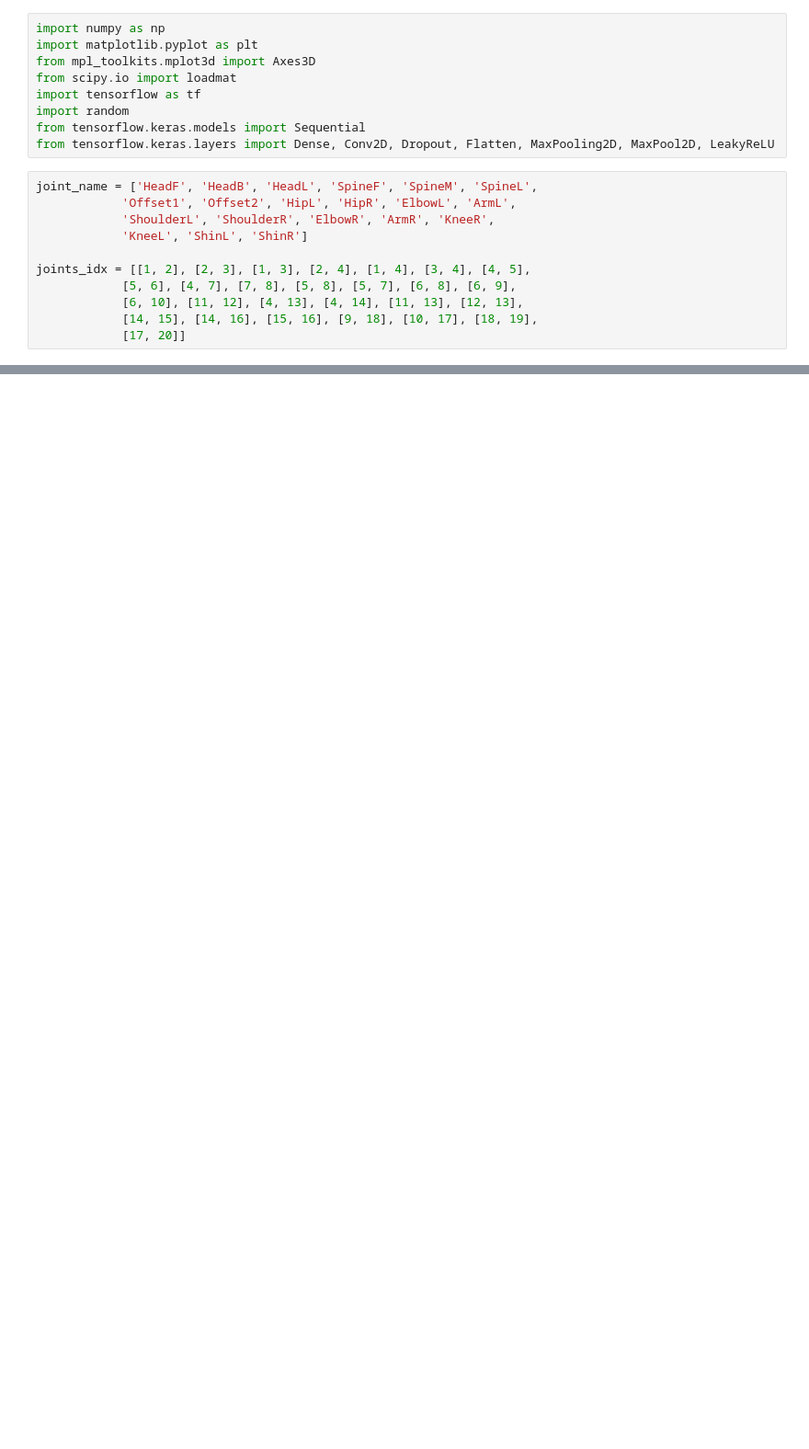
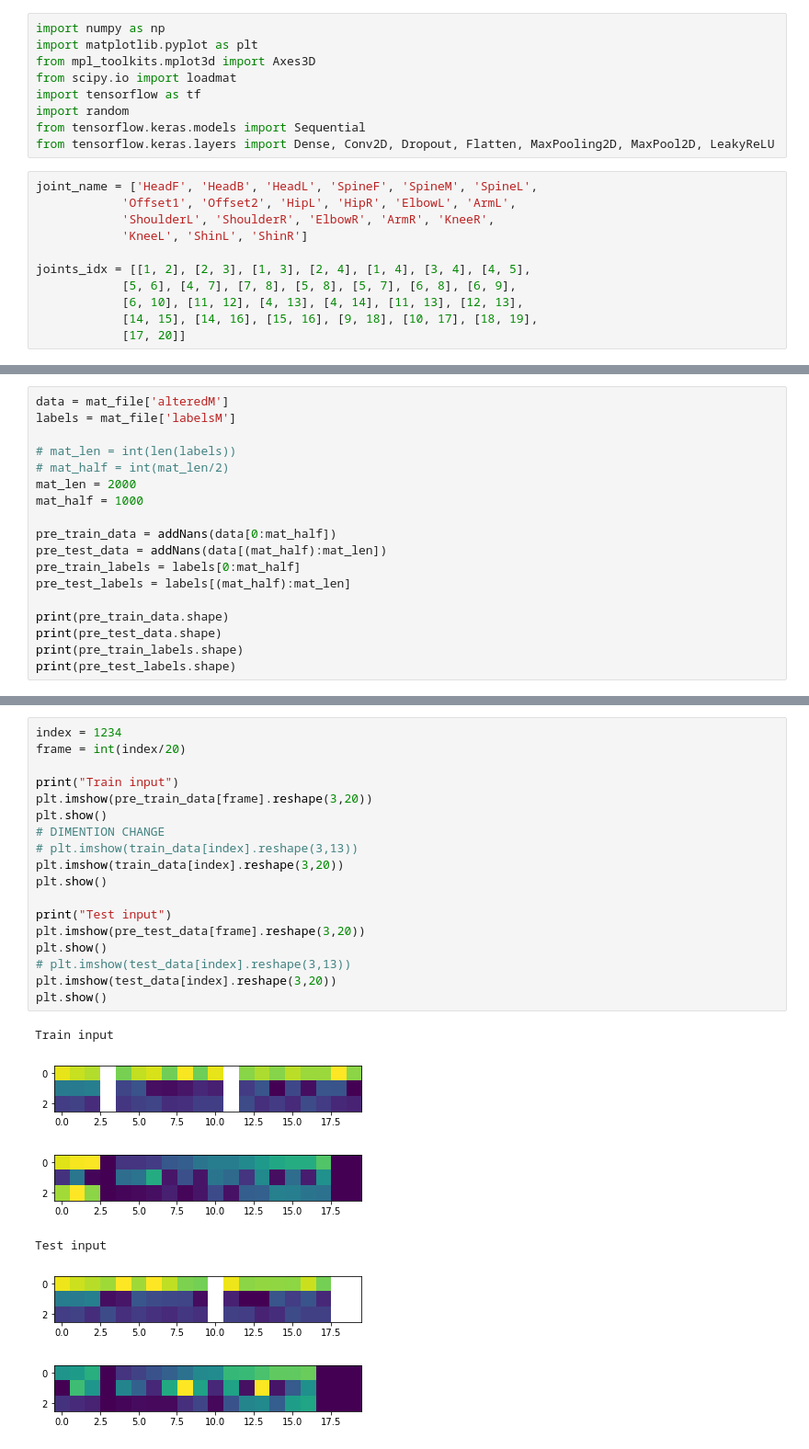
Before and after one commit to AlexKaiLe/Harvard, a Jupyter notebook: Python_Files/Skeleton_basic.ipynb, the cells around one changed output, grey strips where cells are left out. Shown: that part at 92% size. Saved outputs shown, nothing was run; the diff lists cells and outputs as text; blank space fills up the shorter version.

```diff
--- a/Python_Files/Skeleton_basic.ipynb
+++ b/Python_Files/Skeleton_basic.ipynb
@@ -506,0 +197,18 @@ Predicted 8
+# %%
+data = mat_file['alteredM']
+labels = mat_file['labelsM']
+
+# mat_len = int(len(labels))
+# mat_half = int(mat_len/2)
+mat_len = 2000
+mat_half = 1000
+
+pre_train_data = addNans(data[0:mat_half])
+pre_test_data = addNans(data[(mat_half):mat_len])
+pre_train_labels = labels[0:mat_half]
+pre_test_labels = labels[(mat_half):mat_len]
+
+print(pre_train_data.shape)
+print(pre_test_data.shape)
+print(pre_train_labels.shape)
+print(pre_test_labels.shape)
@@ -506,0 +343,25 @@ Predicted 8
+# %%
+index = 1234
+frame = int(index/20)
+
+print("Train input")
+plt.imshow(pre_train_data[frame].reshape(3,20))
+plt.show()
+# DIMENTION CHANGE
+# plt.imshow(train_data[index].reshape(3,13))
+plt.imshow(train_data[index].reshape(3,20))
+plt.show()
+
+print("Test input")
+plt.imshow(pre_test_data[frame].reshape(3,20))
+plt.show()
+# plt.imshow(test_data[index].reshape(3,13))
+plt.imshow(test_data[index].reshape(3,20))
+plt.show()
+# %% [output]
+Train input
+[figure, added]
+[figure, added]
+Test input
+[figure, added]
+[figure, added]
```
Also changed, not shown: parts of 35 cells of this notebook, 1 other file.
